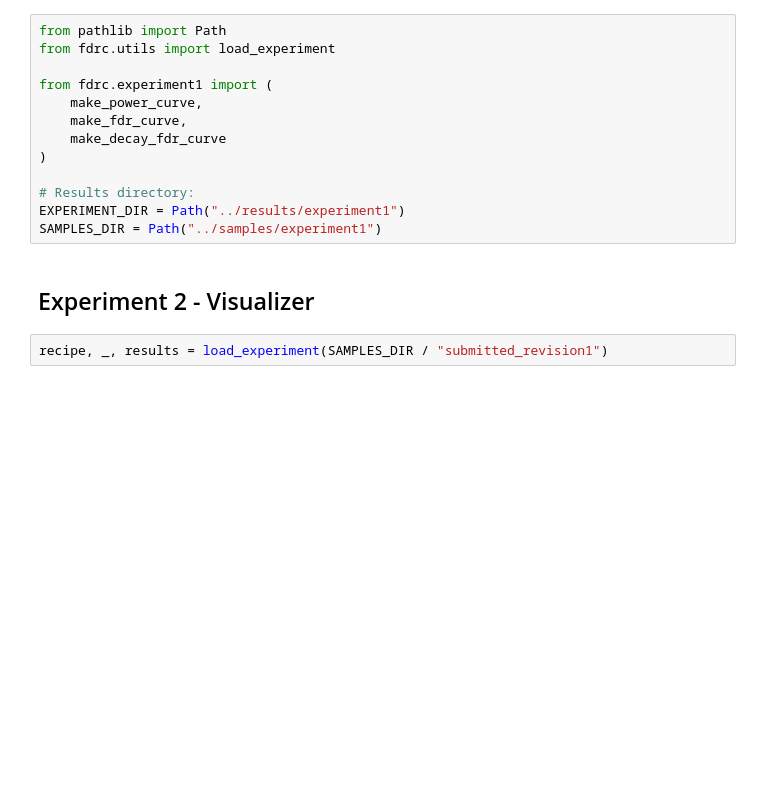
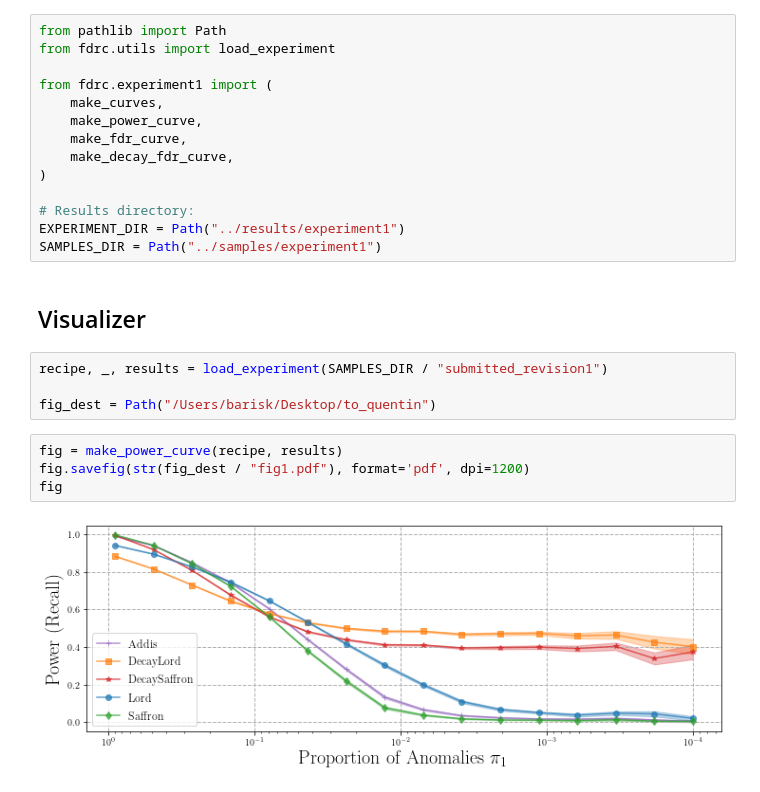
Before and after one commit to qrebjock/fdrc_anomaly_detection_cde, a Jupyter notebook: notebooks/experiment1_visualizer.py.ipynb, the cells around one changed output. Cells and saved outputs as stored; diff of their text form; blank space fills up the shorter version.

```diff
--- a/notebooks/experiment1_visualizer.py.ipynb
+++ b/notebooks/experiment1_visualizer.py.ipynb
@@ -3,15 +3,24 @@ from pathlib import Path
 from fdrc.utils import load_experiment
 
 from fdrc.experiment1 import (
+    make_curves,
     make_power_curve,
     make_fdr_curve,
-    make_decay_fdr_curve
+    make_decay_fdr_curve,
 )
 
 # Results directory:
 EXPERIMENT_DIR = Path("../results/experiment1")
 SAMPLES_DIR = Path("../samples/experiment1")
 # %% [markdown]
-## Experiment 2 - Visualizer
+## Visualizer
 # %%
 recipe, _, results = load_experiment(SAMPLES_DIR / "submitted_revision1")
+
+fig_dest = Path("/Users/barisk/Desktop/to_quentin")
+# %%
+fig = make_power_curve(recipe, results)
+fig.savefig(str(fig_dest / "fig1.pdf"), format='pdf', dpi=1200)
+fig
+# %% [output]
+[figure, added]
```
Also changed, not shown: parts of 15 cells of this notebook, 25 other files.
